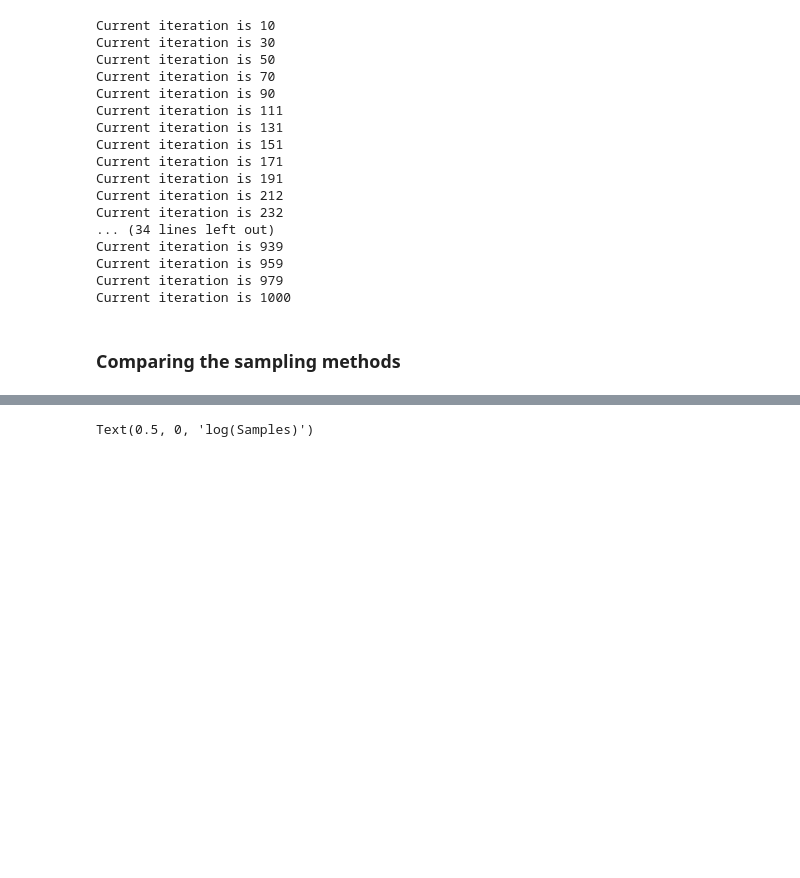
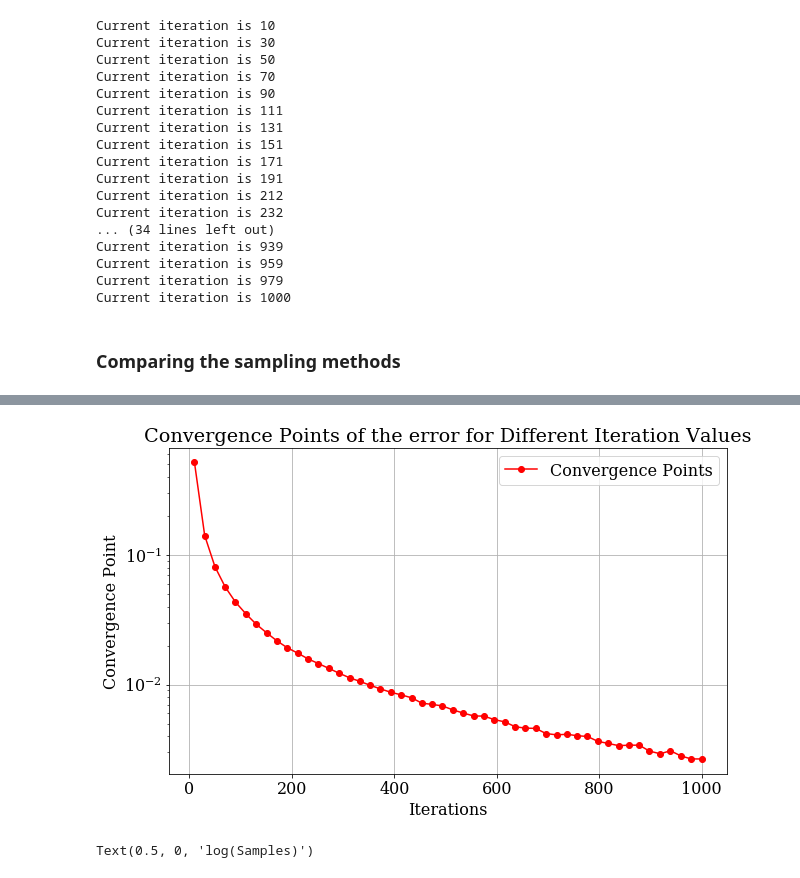
Before and after one commit to reqctoe/STSIM_ass1, a Jupyter notebook: ElinevandeLagemaat_11892900_AdrianRuesink_12195669_EzradeCleen_12042137.ipynb, the cells around one changed output, grey strips where cells are left out. Saved outputs shown, nothing was run; the diff lists cells and outputs as text; code cells hidden in the pictures; blank space fills up the shorter version.

```diff
--- a/ElinevandeLagemaat_11892900_AdrianRuesink_12195669_EzradeCleen_12042137.ipynb
+++ b/ElinevandeLagemaat_11892900_AdrianRuesink_12195669_EzradeCleen_12042137.ipynb
@@ -672,3 +682,27 @@ plt.show()
+# %%
+convergence_points = []
+
+# Calculating the convergence  for each i
+for i in range(0,50):
+    convergence_point = np.mean([rand_areas[i, 49], LHS_areas[i, 49],
+                                 ortho_areas[i, 49], adapt_areas[i, 49]])
+    convergence_points.append(convergence_point)
+
+fig, ax = plt.subplots(figsize=[10, 6])
+
+ax.plot(iterations, convergence_points, '-o', color='red', label='Convergence Points')
+
+ax.set_xlabel('Iterations')
+ax.set_ylabel('Convergence Point')
+ax.set_title('Convergence Points of the error for Different Iteration Values')
+ax.grid(True)
+ax.set_yscale('log')
+ax.legend()
+
+plt.savefig("convergence_points.png",dpi=500)
+plt.show()
+# %% [output]
+[figure, added]
 # %%
 # initialize x and y-axis and set z value normalization
 iterations = np.linspace(10,1000,50, dtype=int)  # From 10^0=1 to 10^3=1000, 50 points
```
Also changed, not shown: parts of 4 cells of this notebook, 2 other files.
